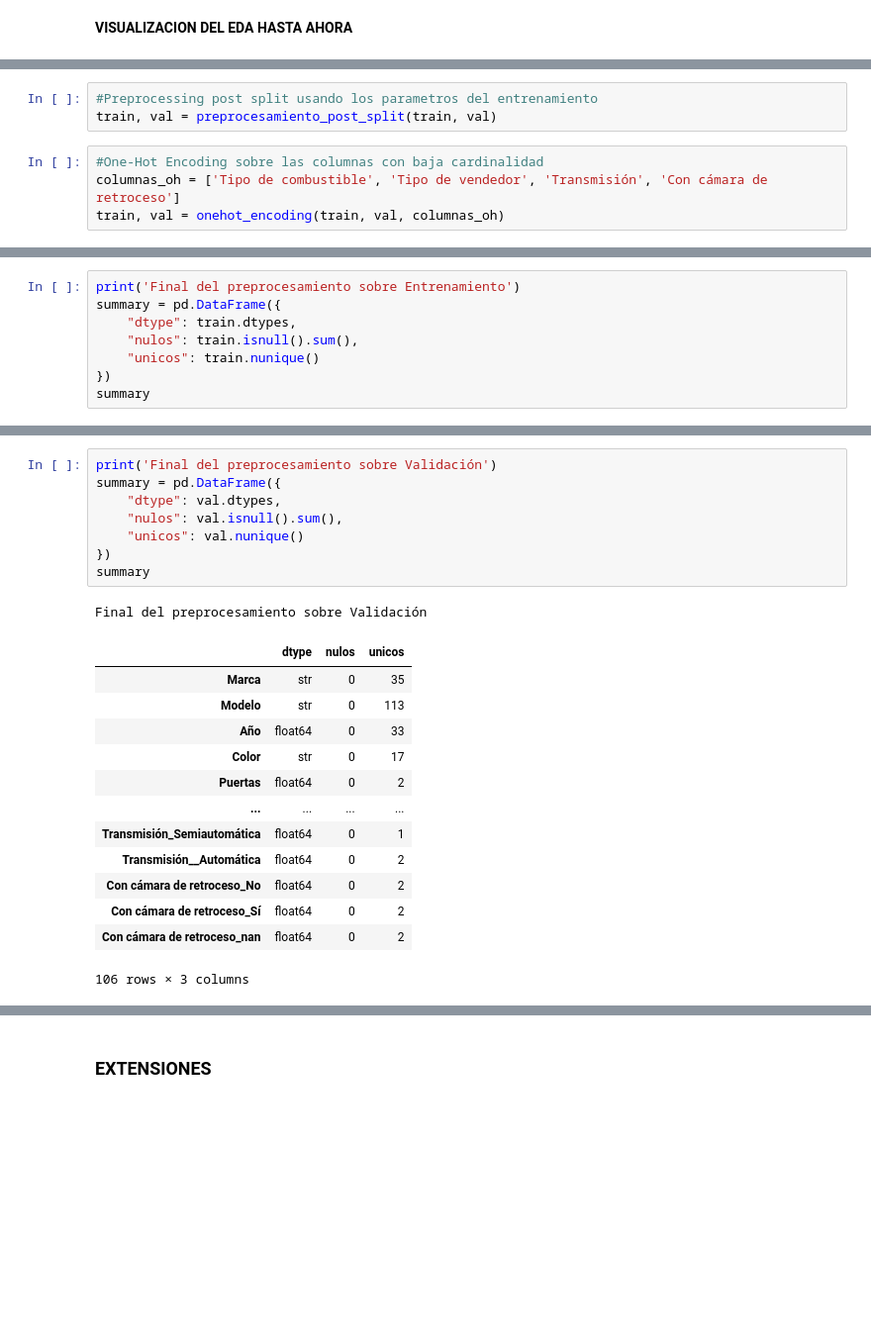
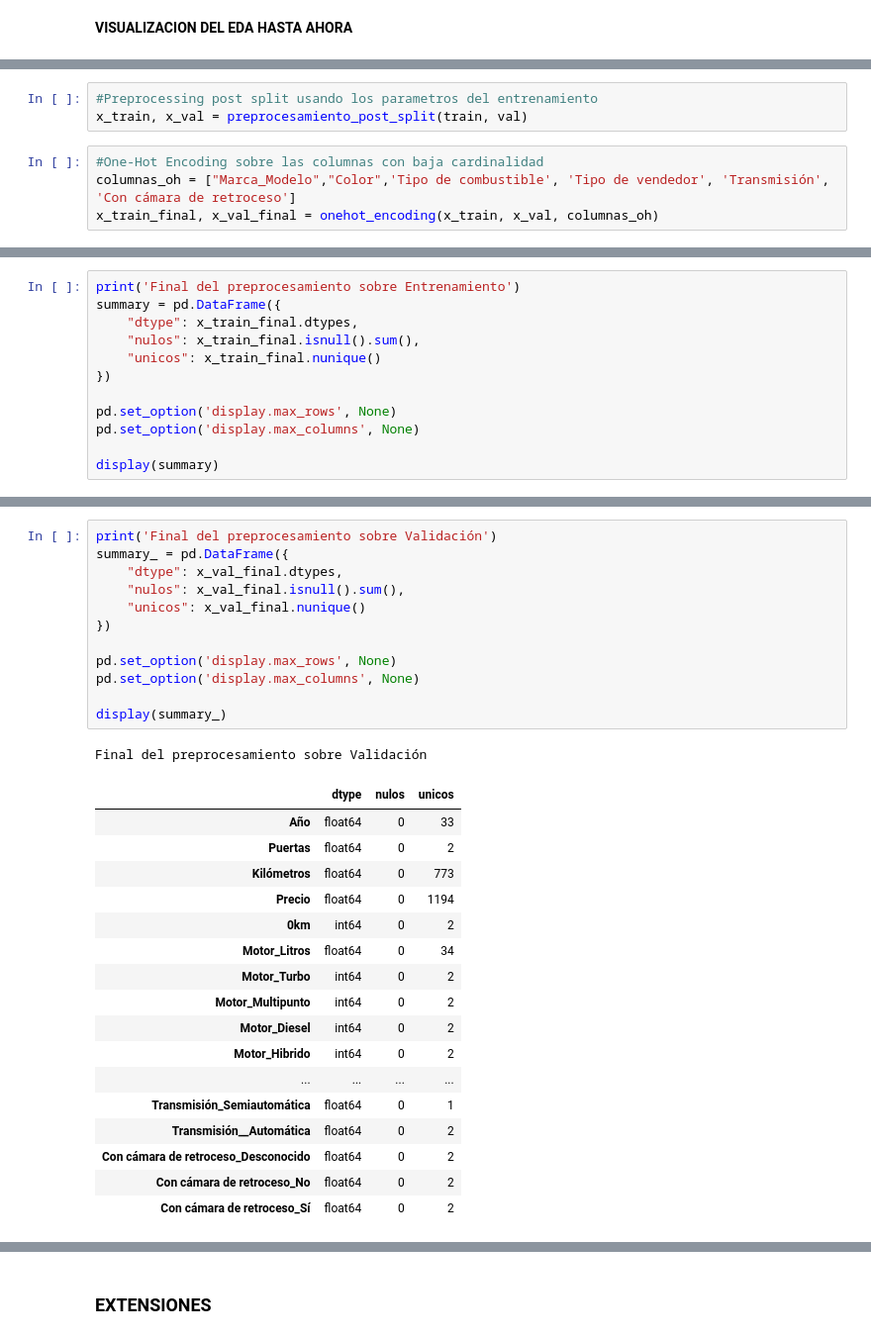
Before and after one commit to PilarOtero/Gurevich_Otero_Informe_PF, a Jupyter notebook: notebook/Gurevich_Otero_Notebook_PF.ipynb, the cells around one changed output, grey strips where cells are left out. Shown at 99% size. Saved outputs shown, nothing was run; the diff lists cells and outputs as text; blank space fills up the shorter version.

```diff
--- a/notebook/Gurevich_Otero_Notebook_PF.ipynb
+++ b/notebook/Gurevich_Otero_Notebook_PF.ipynb
@@ -348,7 +348,7 @@ Tamaño conjunto de validación -> (3641, 89)
 # %%
 #Preprocessing post split usando los parametros del entrenamiento
-train, val = preprocesamiento_post_split(train, val)
+x_train, x_val = preprocesamiento_post_split(train, val)
 # %%
 #One-Hot Encoding sobre las columnas con baja cardinalidad
-columnas_oh = ['Tipo de combustible', 'Tipo de vendedor', 'Transmisión', 'Con cámara de retroceso']
-train, val = onehot_encoding(train, val, columnas_oh)
+columnas_oh = ["Marca_Modelo","Color",'Tipo de combustible', 'Tipo de vendedor', 'Transmisión', 'Con cámara de retroceso']
+x_train_final, x_val_final = onehot_encoding(x_train, x_val, columnas_oh)
@@ -355,11 +361,15 @@ train, val = onehot_encoding(train, val, columnas_oh)
 # %%
 print('Final del preprocesamiento sobre Entrenamiento')
 summary = pd.DataFrame({
-    "dtype": train.dtypes,
-    "nulos": train.isnull().sum(),
-    "unicos": train.nunique()
+    "dtype": x_train_final.dtypes,
+    "nulos": x_train_final.isnull().sum(),
+    "unicos": x_train_final.nunique()
 })
-summary
+
+pd.set_option('display.max_rows', None)
+pd.set_option('display.max_columns', None)
+
+display(summary)
 # %% [output]
 Final del preprocesamiento sobre Entrenamiento
 |  | dtype | nulos | unicos |
@@ -395,23 +392,31 @@ Name: count, dtype: int64
 # %%
 print('Final del preprocesamiento sobre Validación')
-summary = pd.DataFrame({
-    "dtype": val.dtypes,
-    "nulos": val.isnull().sum(),
-    "unicos": val.nunique()
+summary_ = pd.DataFrame({
+    "dtype": x_val_final.dtypes,
+    "nulos": x_val_final.isnull().sum(),
+    "unicos": x_val_final.nunique()
 })
-summary
+
+pd.set_option('display.max_rows', None)
+pd.set_option('display.max_columns', None)
+
+display(summary_)
 # %% [output]
 Final del preprocesamiento sobre Validación
 |  | dtype | nulos | unicos |
-| Marca | str | 0 | 35 |
-| Modelo | str | 0 | 113 |
 | Año | float64 | 0 | 33 |
-| Color | str | 0 | 17 |
 | Puertas | float64 | 0 | 2 |
+| Kilómetros | float64 | 0 | 773 |
+| Precio | float64 | 0 | 1194 |
+| 0km | int64 | 0 | 2 |
+| Motor_Litros | float64 | 0 | 34 |
+| Motor_Turbo | int64 | 0 | 2 |
+| Motor_Multipunto | int64 | 0 | 2 |
+| Motor_Diesel | int64 | 0 | 2 |
+| Motor_Hibrido | int64 | 0 | 2 |
 | ... | ... | ... | ... |
 | Transmisión_Semiautomática | float64 | 0 | 1 |
 | Transmisión__Automática | float64 | 0 | 2 |
+| Con cámara de retroceso_Desconocido | float64 | 0 | 2 |
 | Con cámara de retroceso_No | float64 | 0 | 2 |
 | Con cámara de retroceso_Sí | float64 | 0 | 2 |
-| Con cámara de retroceso_nan | float64 | 0 | 2 |
-106 rows × 3 columns
```
Also changed, not shown: parts of 33 cells of this notebook, 4 other files.
